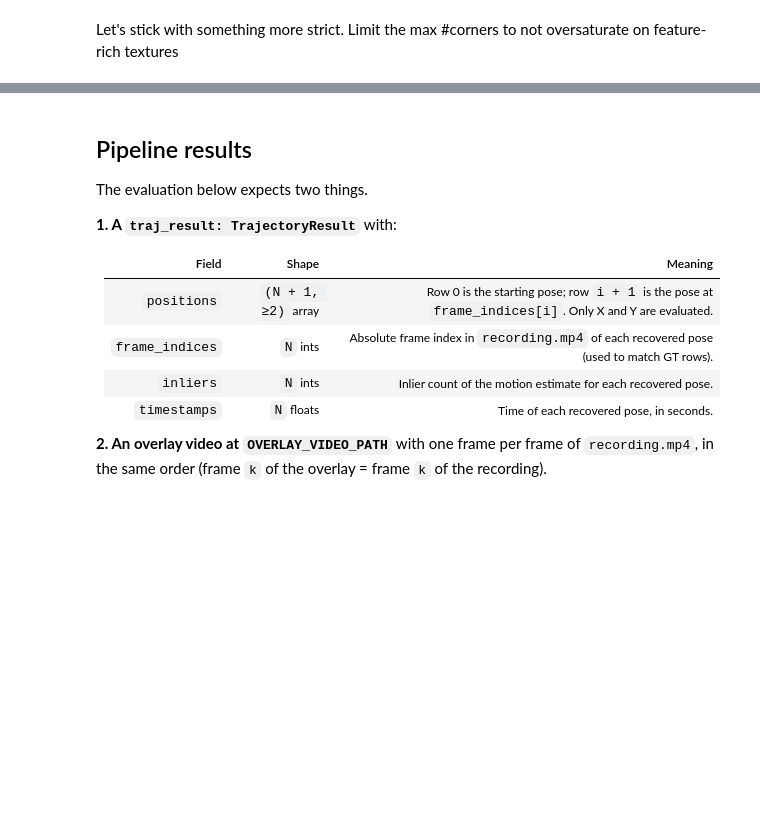
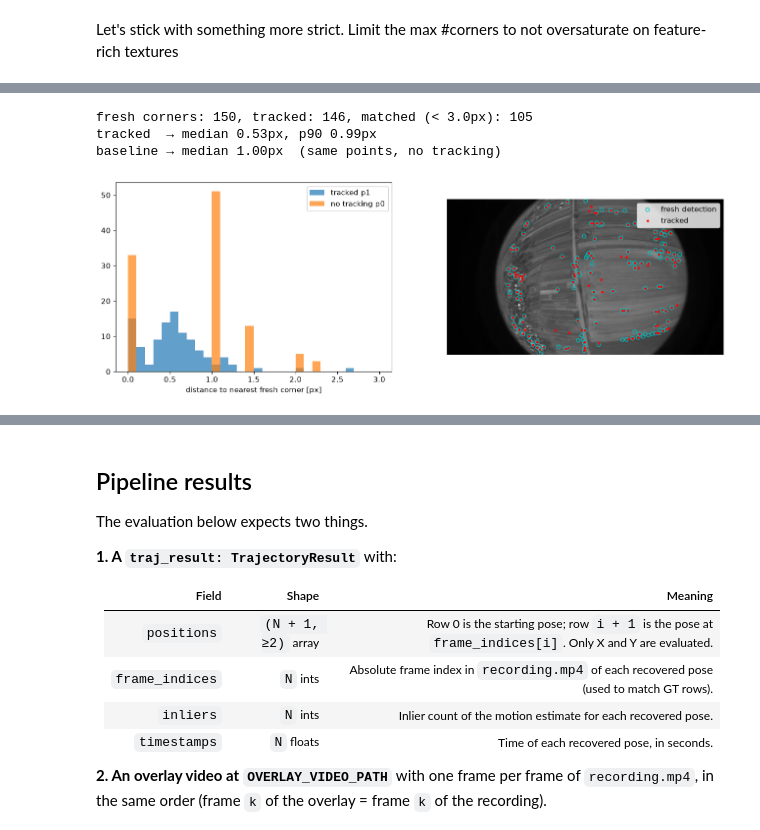
Before and after one commit to yagodanr/hw3_trajectory-estimation, a Jupyter notebook: homework.ipynb, the cells around one changed output, grey strips where cells are left out. Drawn from its saved outputs; the diff is of its cells as text; code cells hidden in the pictures; blank space fills up the shorter version.

```diff
--- a/homework.ipynb
+++ b/homework.ipynb
@@ -334,0 +398,37 @@ plot_points(ax, gray, features, W, H)
+# %%
+# Fresh detection on the new frame = "reference"
+ref = get_features(curr_gray, circle_mask, grid_size, 10, 0.5, 15).reshape(-1, 2)
+
+def nearest_dist(a, b):
+    """For each point in a (N,2), distance to its nearest point in b (M,2)."""
+    d = np.linalg.norm(a[:, None, :] - b[None, :, :], axis=2)   # (N, M) all pairwise distances
+    return d.min(axis=1)
+
+trk = p1.reshape(-1, 2)[st.ravel() == 1]
+before = p0.reshape(-1, 2)[st.ravel() == 1]
+
+d_trk = nearest_dist(trk, ref)        # tracked points → fresh corners
+d_base = nearest_dist(before, ref)    # untracked (old) positions → fresh corners
+
+match_r = 3.0                          # px: closer than this counts as "the same corner"
+m = d_trk < match_r
+print(f"fresh corners: {len(ref)}, tracked: {len(trk)}, matched (< {match_r}px): {m.sum()}")
+print(f"tracked  → median {np.median(d_trk[m]):.2f}px, p90 {np.percentile(d_trk[m], 90):.2f}px")
+print(f"baseline → median {np.median(d_base[m]):.2f}px  (same points, no tracking)")
+
+fig, (ax1, ax2) = plt.subplots(1, 2, figsize=(16, 5))
+bins = np.linspace(0, match_r, 31)
+ax1.hist(d_trk[m], bins, alpha=0.7, label="tracked p1")
+ax1.hist(d_base[m], bins, alpha=0.7, label="no tracking p0")
+ax1.set_xlabel("distance to nearest fresh corner [px]"); ax1.legend()
+
+ax2.imshow(curr_gray, cmap="gray")
+ax2.scatter(*ref.T, s=30, facecolors="none", edgecolors="c", label="fresh detection")
+ax2.scatter(*trk.T, s=6, c="r", label="tracked")
+ax2.legend(); ax2.axis("off")
+plt.show()
+# %% [output]
+fresh corners: 150, tracked: 146, matched (< 3.0px): 105
+tracked  → median 0.53px, p90 0.99px
+baseline → median 1.00px  (same points, no tracking)
+[figure, added]
```
Also changed, not shown: parts of 5 cells of this notebook.
